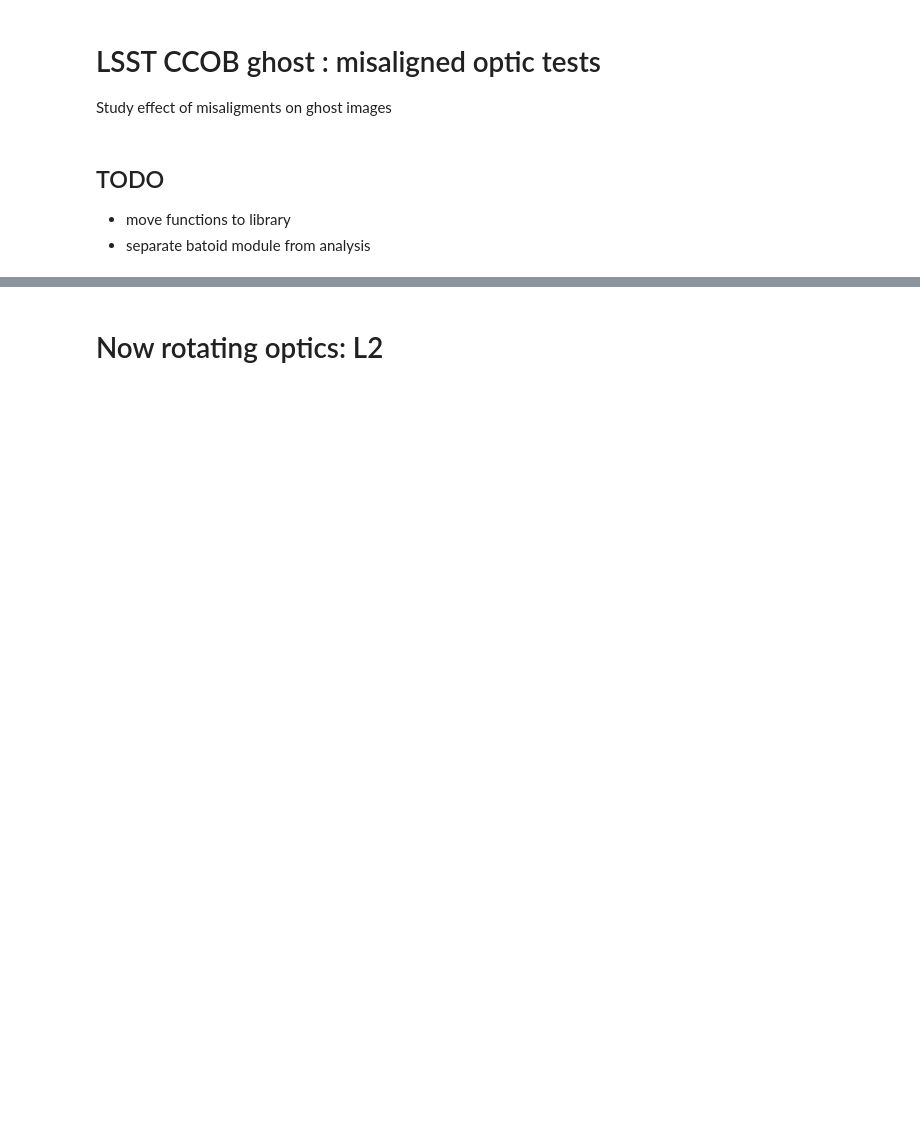
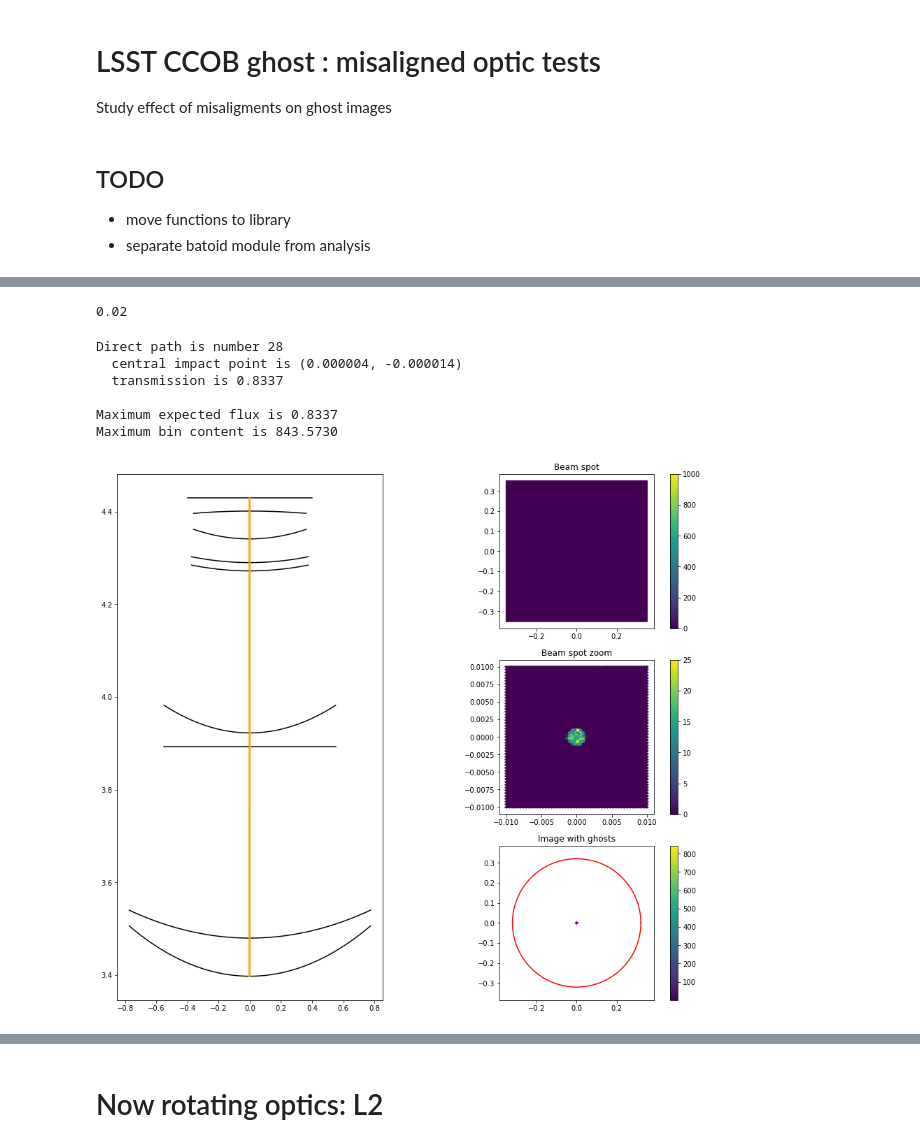
Before and after one commit to lsst-camera-dh/ghosts, a Jupyter notebook: notebooks/LSST_CCOB_ghost_misalignment.ipynb, the cells around one changed output, grey strips where cells are left out. Saved outputs shown, nothing was run; the diff lists cells and outputs as text; code cells hidden in the pictures; blank space fills up the shorter version.

```diff
--- a/notebooks/LSST_CCOB_ghost_misalignment.ipynb
+++ b/notebooks/LSST_CCOB_ghost_misalignment.ipynb
@@ -26,23 +36,30 @@ print(f'Number of photon for {p} nW at {wl} nm is {get_n_phot_for_power_nw_wl_nm
 # CCOB like geometry, i.e. lenses + filters
 telescope = batoid.Optic.fromYaml("LSST_CCOB_r.yaml")
 # %%
-from ghosts.tweak_optics import *
 # test list of optics
-assert get_list_of_optics(telescope)==['L1', 'L2', 'Filter', 'L3', 'Detector'], 'Not a CCOB optical setup'
+assert tweak_optics.get_list_of_optics(telescope)==['L1', 'L2', 'Filter', 'L3', 'Detector'], 'Not a CCOB optical setup'
 
 # Make refractive interfaces partially reflective
 
 # Call on current telescope
-make_optics_reflective(telescope)
+tweak_optics.make_optics_reflective(telescope)
+# %% [output]
+0.02
 # %%
 from ghosts.beam_configs import BEAM_CONFIG_0
-from ghosts.simulator import run_simulation
-from ghosts.plotter import plot_setup
 
 # Run simulation with standard beam config
-traceFull, rForward, rReverse, rays = run_simulation(telescope, beam_config=BEAM_CONFIG_0)
+traceFull, rForward, rReverse, rays = simulator.run_simulation(telescope, beam_config=BEAM_CONFIG_0)
 simulation = [traceFull, rForward, rReverse, rays]
 # Check setup
-plot_setup(telescope, simulation)
+plotter.plot_setup(telescope, simulation)
+# %% [output]
+Direct path is number 28
+  central impact point is (0.000004, -0.000014)
+  transmission is 0.8337
+
+Maximum expected flux is 0.8337
+Maximum bin content is 843.5730
+[figure, added]
 # %%
 # Zoom on ghosts
```
Also changed, not shown: parts of 51 cells of this notebook.
